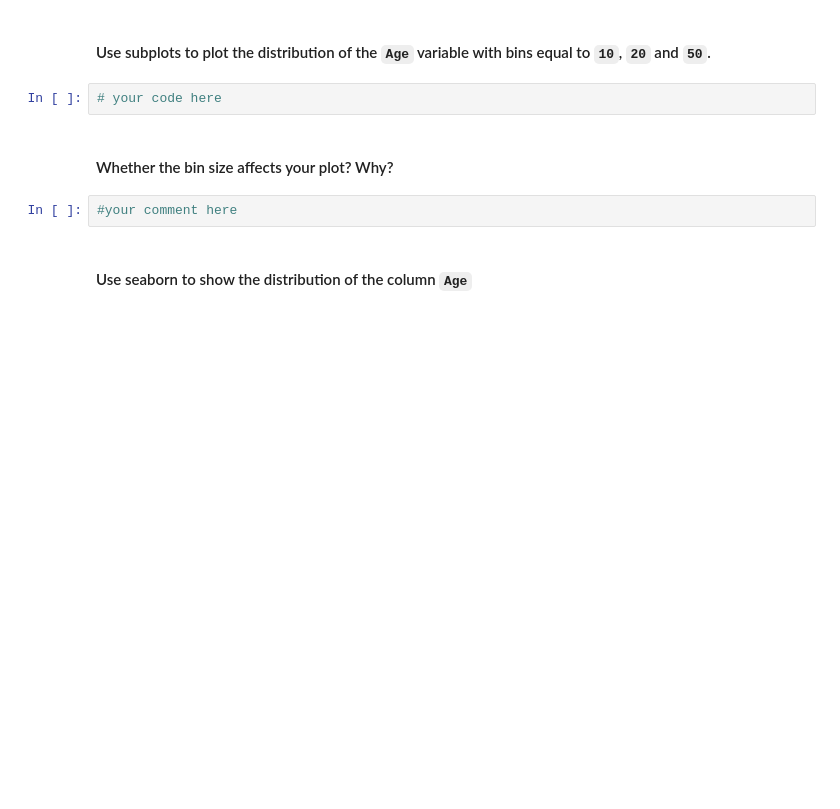
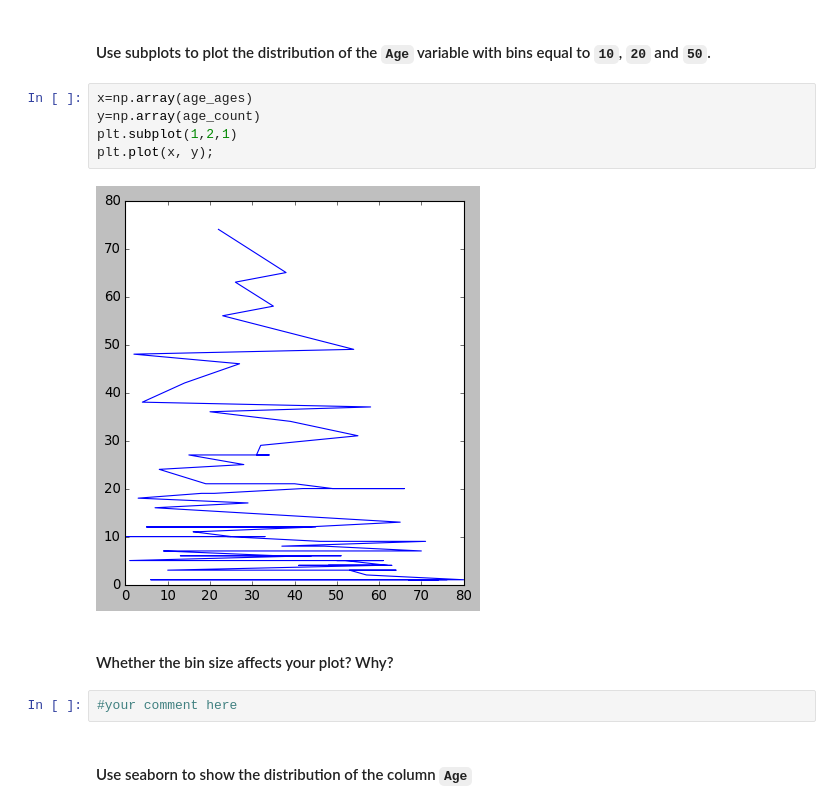
Before and after one commit to Ironhack-Part-Time-Enero2022/lab-visualization-extra, a Jupyter notebook: challenge-2.ipynb, the cells around one changed output. Saved outputs shown, nothing was run; the diff lists cells and outputs as text; blank space fills up the shorter version.

Commit message:
no entiendo los subplots

```diff
--- a/challenge-2.ipynb
+++ b/challenge-2.ipynb
@@ -97,7 +107,12 @@ plt.rcParams["figure.figsize"] = (12,6)
 # %% [markdown]
 #### Use subplots to plot the distribution of the `Age` variable with bins equal to `10`, `20` and `50`.
-# %%
-# your code here
+# %%
+x=np.array(age_ages)
+y=np.array(age_count)
+plt.subplot(1,2,1)
+plt.plot(x, y);
+# %% [output]
+[figure, added]
 # %% [markdown]
 #### Whether the bin size affects your plot? Why?
 # %%
```
Also changed, not shown: parts of 3 cells of this notebook.
